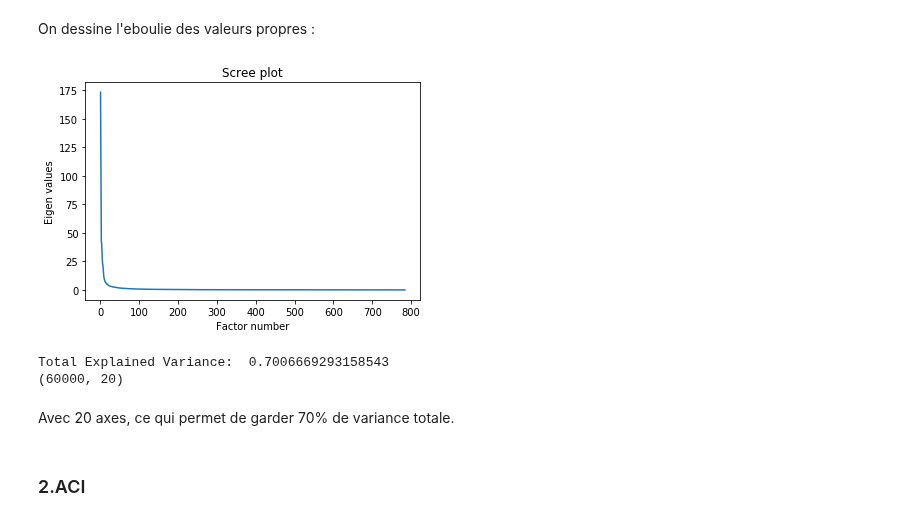
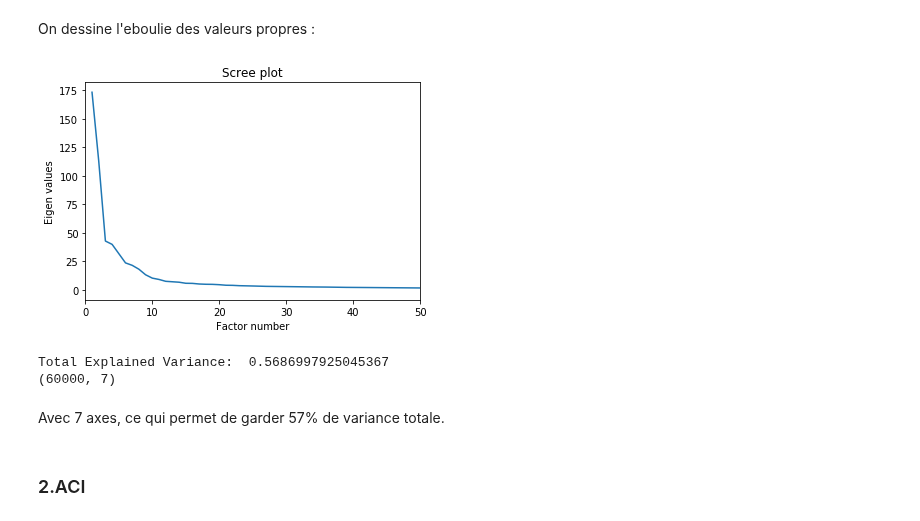
Before and after one commit to LeonPyramid/Devoir_Acid, a Jupyter notebook: Gr2-Delpy_Romain-Leboulanger_Pablo.ipynb, the cells around one changed output. Drawn from its saved outputs; the diff is of its cells as text; code cells hidden in the pictures.

```diff
--- a/Gr2-Delpy_Romain-Leboulanger_Pablo.ipynb
+++ b/Gr2-Delpy_Romain-Leboulanger_Pablo.ipynb
@@ -277,6 +265,13 @@ for k =  13  acc = 85.62%
 for k =  14  acc = 85.40%
 # %% [markdown]
 #### ACP
+# %%
+from sklearn.preprocessing import StandardScaler
+X = np.reshape(X_train,(X_train.shape[0],X_train.shape[1]*X_train.shape[2]))
+X = X/256
+X = X-0.5
+scaler = StandardScaler()
+z = scaler.fit_transform(X)
 # %%
 from sklearn.decomposition import PCA
 pca = PCA()
@@ -338,26 +333,27 @@ On dessine l'eboulie des valeurs propres :
 # %%
 import numpy as np
 %matplotlib inline
 #scree plot
 plt.plot(np.arange(1,p+1),eigval)
 plt.title("Scree plot")
 plt.ylabel("Eigen values")
 plt.xlabel("Factor number")
+plt.xlim([0, 50])
 plt.show()
 # %% [output]
-[figure, old version]
+[figure, new version]
 # %%
-n_components = 20
+n_components = 7
 pca = PCA(n_components=n_components)
 pca_wine = pca.fit_transform(z)
 total_variance = pca.explained_variance_ratio_.sum()
 print('Total Explained Variance: ', total_variance)
 print(pca_wine.shape)
 # %% [output]
-Total Explained Variance:  0.7006669293158543
-(60000, 20)
+Total Explained Variance:  0.5686997925045367
+(60000, 7)
 # %% [markdown]
-Avec 20 axes, ce qui permet de garder 70% de variance totale.
+Avec 7 axes, ce qui permet de garder 57% de variance totale.
 # %% [markdown]
 ### 2.ACI
 # %%
```
Also changed, not shown: parts of 19 cells of this notebook.
